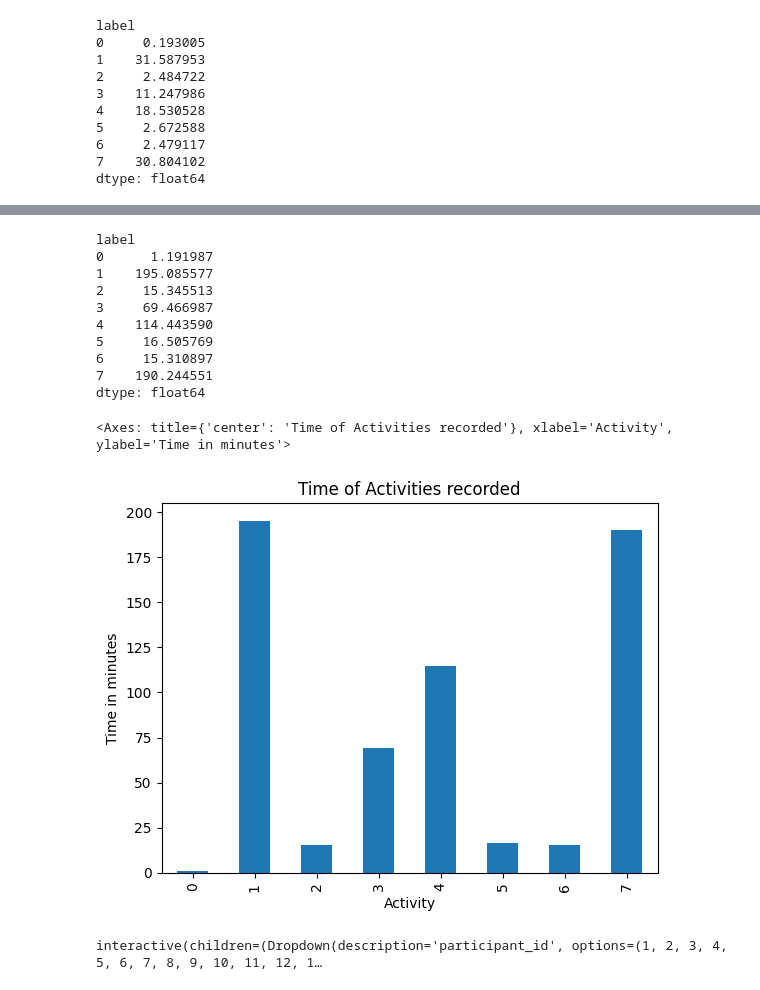
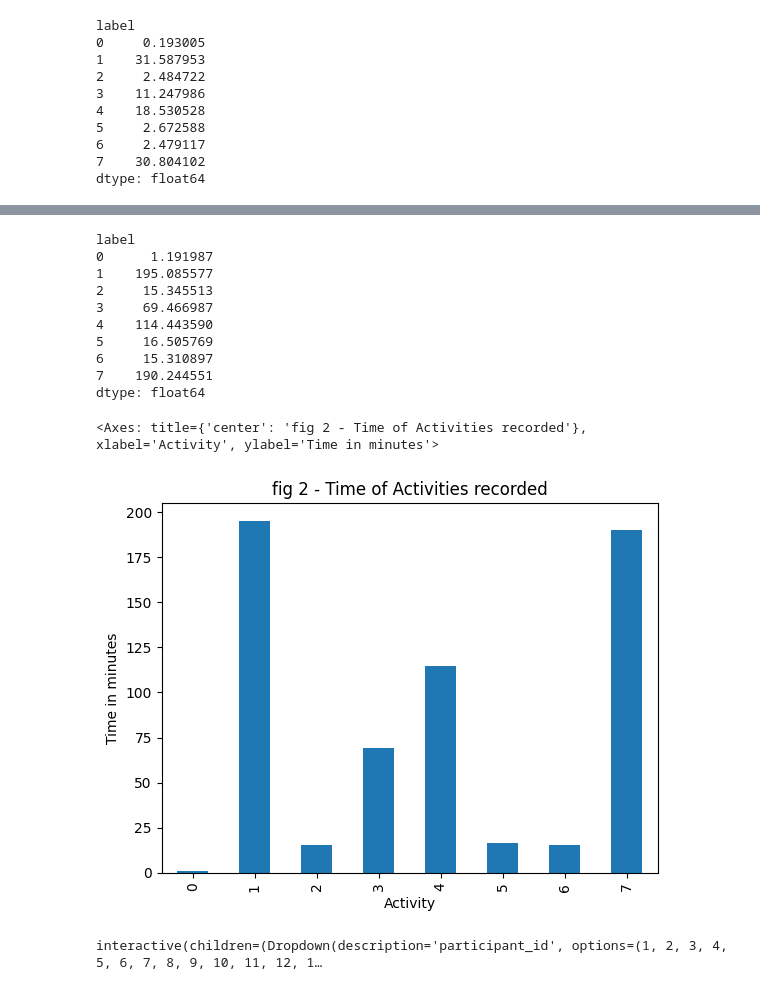
Before and after one commit to thirugnanam-tgs/accelerometer, a Jupyter notebook: research/analysis.ipynb, the cells around one changed output, grey strips where cells are left out. Drawn from its saved outputs; the diff is of its cells as text; code cells hidden in the pictures.

```diff
--- a/research/analysis.ipynb
+++ b/research/analysis.ipynb
@@ -48,10 +49,6 @@ id       0
 dtype: int64
 # %%
 activities = {0:"No Activity", 1:"Working at Computer", 2:"Standing Up, Walking and Going up\down stairs", 3:"Standing", 4:"Walking", 5:"Going Up\Down Stairs", 6:"Walking and Talking with Someone", 7:"Talking while Standing"}
-# %%
-df['xf'] = np.real(np.fft.fft(df['x']))
-df['yf'] = np.real(np.fft.fft(df['y']))
-df['zf'] = np.real(np.fft.fft(df['z']))
 # %%
 per_df = df.groupby(['label']).size() / len(df) * 100
 print(per_df)
@@ -74,22 +71,22 @@ per_df.plot(kind='bar', xlabel='Activity', ylabel='Percentage', title='Percentag
 # %%
 min_df = df.groupby('label').size()/(52 * 60)
 print(min_df)
 
 
-min_df.plot(kind='bar', xlabel='Activity', ylabel='Time in minutes', title='Time of Activities recorded')
+min_df.plot(kind='bar', xlabel='Activity', ylabel='Time in minutes', title='fig 2 - Time of Activities recorded')
 # %% [output]
 label
 0      1.191987
 1    195.085577
 2     15.345513
 3     69.466987
 4    114.443590
 5     16.505769
 6     15.310897
 7    190.244551
 dtype: float64
-<Axes: title={'center': 'Time of Activities recorded'}, xlabel='Activity', ylabel='Time in minutes'>
+<Axes: title={'center': 'fig 2 - Time of Activities recorded'}, xlabel='Activity', ylabel='Time in minutes'>
-[figure, old version]
+[figure, new version]
 # %%
 def participant_activity_plot_duration(participant_id):
     df_ = df[(df.id==participant_id)]
```
Also changed, not shown: parts of 23 cells of this notebook, 2 other files.
